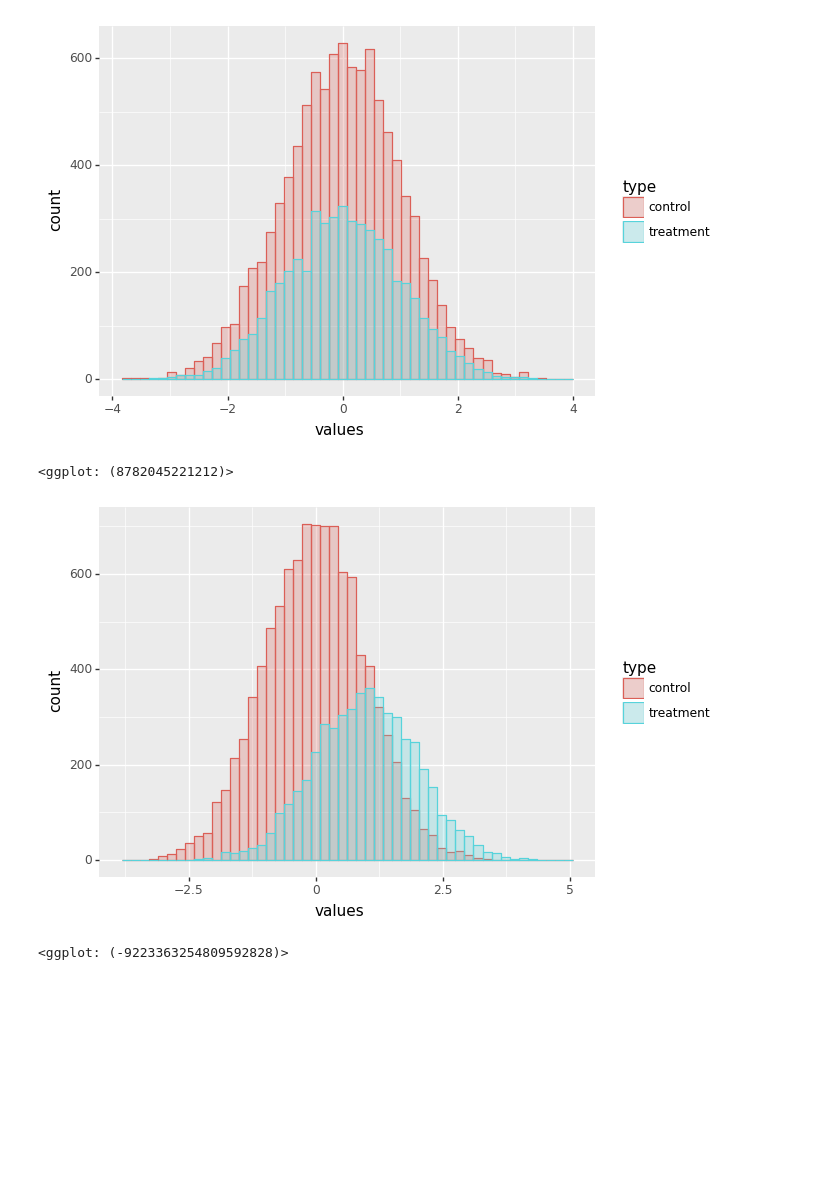
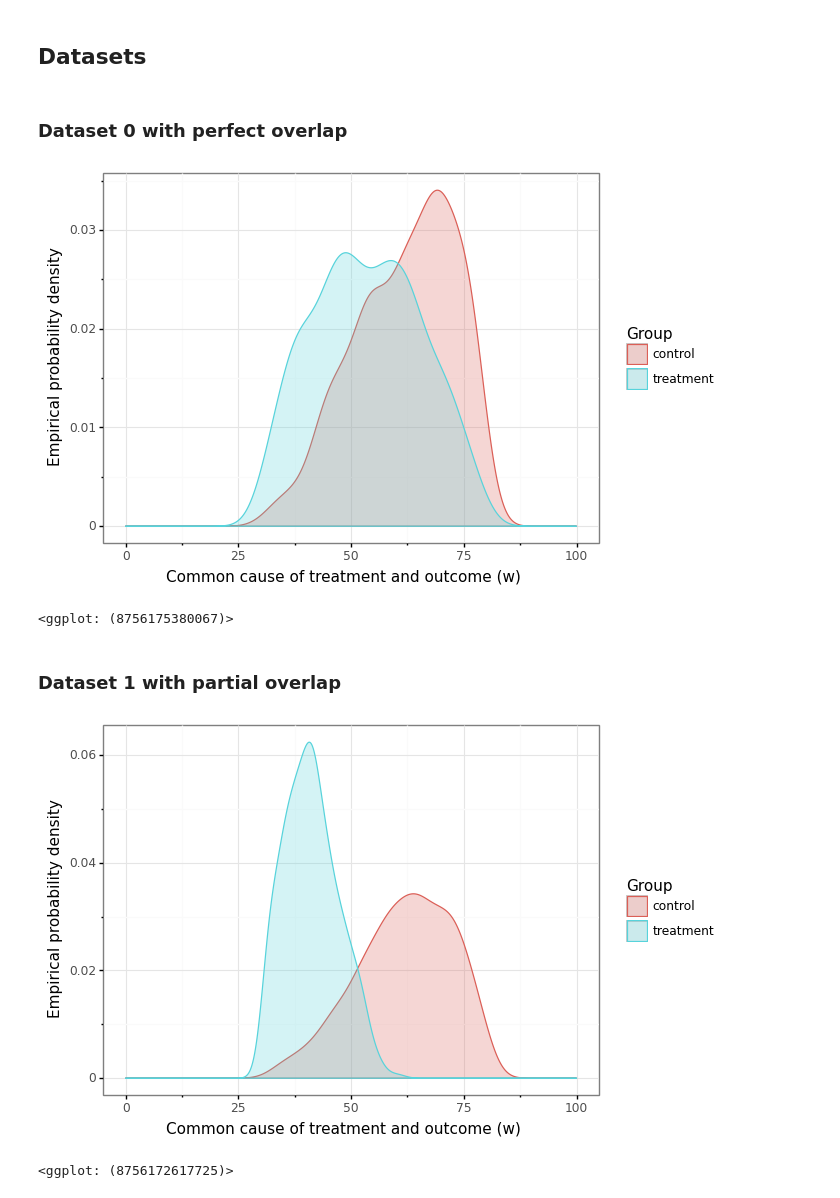
Before and after one commit to causalreasoning/cr-book, a Jupyter notebook: examples/ch04-estimation/visualize_conditioning_estimators.ipynb, the cells around one changed output. Cells and saved outputs as stored; diff of their text form; code cells hidden in the pictures; blank space fills up the shorter version.

Commit message:
added visualization code for ch4

```diff
--- a/examples/ch04-estimation/visualize_conditioning_estimators.ipynb
+++ b/examples/ch04-estimation/visualize_conditioning_estimators.ipynb
@@ -4,0 +7,4 @@ from plotnine import ggplot, geom_histogram, theme, theme_bw, aes
+# %%
+N_TREATMENT= 1000
+N_CONTROL = 1000
+BINWIDTH = 5
@@ -5,15 +38,29 @@ from plotnine import ggplot, geom_histogram, theme, theme_bw, aes
+# %% [markdown]
+## Datasets
+# %% [markdown]
+### Dataset 0 with perfect overlap
 # %%
 # todo: can make this age, e.g. 0 to 100.
-treatment_w = np.random.normal(0, 1, 5000)
-control_w = np.random.normal(0, 1, 10000)
-dat_t = pd.DataFrame({'type':"treatment",'values':treatment_w})
-dat_c = pd.DataFrame({'type':"control",'values':control_w})
-dat = dat_c.append(dat_t)
+treatment_w = np.random.normal(52, 15, N_TREATMENT)
+control_w = np.random.beta(9, 5, N_CONTROL)*100
+dat_t = pd.DataFrame({'Group':"treatment",'values':treatment_w})
+dat_c = pd.DataFrame({'Group':"control",'values':control_w})
+dat0 = dat_c.append(dat_t)
+dat0 = dat0.query("values>=30 & values<80")
-# %%
-(ggplot(dat, aes(x="values", color="type", fill="type")) +
-geom_histogram(bins=50,alpha=0.25, position="identity")
-)
-# %% [output]
-[figure, removed]
-<ggplot: (8782045221212)>
+# %%
+plt_cont_0 = (
+ ggplot(dat0, aes(x="values", color="Group", fill="Group")) +
+ geom_density(alpha=0.25, position="identity")+
+ xlab("Common cause of treatment and outcome (w)")+
+ ylab("Empirical probability density")+
+ theme_bw()+
+ xlim(0,100)
+)
+ggsave(plt_cont_0, filename="continuous_perfect_overlap.pdf", width=3, height=3)
+print(plt_cont_0)
+# %% [output]
+[figure, added]
+<ggplot: (8756175380067)>
+# %% [markdown]
+### Dataset 1 with partial overlap
 # %%
@@ -25,7 +73,14 @@ dat = dat_c.append(dat_t)
-# %%
-(ggplot(dat, aes(x="values", color="type", fill="type")) +
-geom_histogram(bins=50,alpha=0.25, position="identity")
-)
-# %% [output]
-[figure, removed]
-<ggplot: (-9223363254809592828)>
+# %%
+plt_cont_1 = (
+ ggplot(dat1, aes(x="values", color="Group", fill="Group")) +
+ geom_density(alpha=0.25, position="identity")+
+ xlab("Common cause of treatment and outcome (w)")+
+ ylab("Empirical probability density")+
+ theme_bw()+
+ xlim(0,100)
+)
+ggsave(plt_cont_1, filename="continuous_treatment_overlap.pdf", width=3, height=3)
+print(plt_cont_1)
+# %% [output]
+[figure, added]
+<ggplot: (8756172617725)>
```
Also changed, not shown: parts of 18 cells of this notebook, 2 other files.
